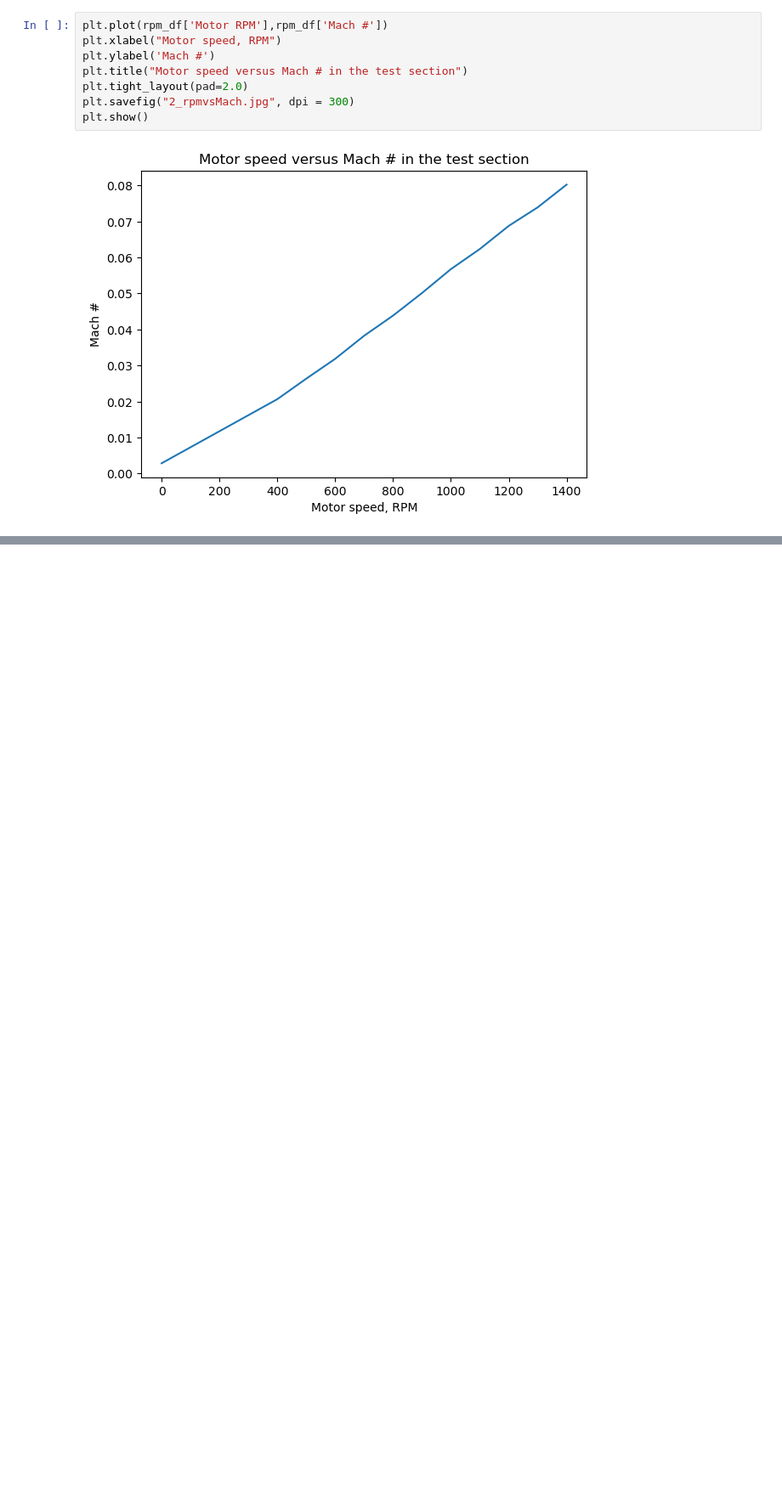
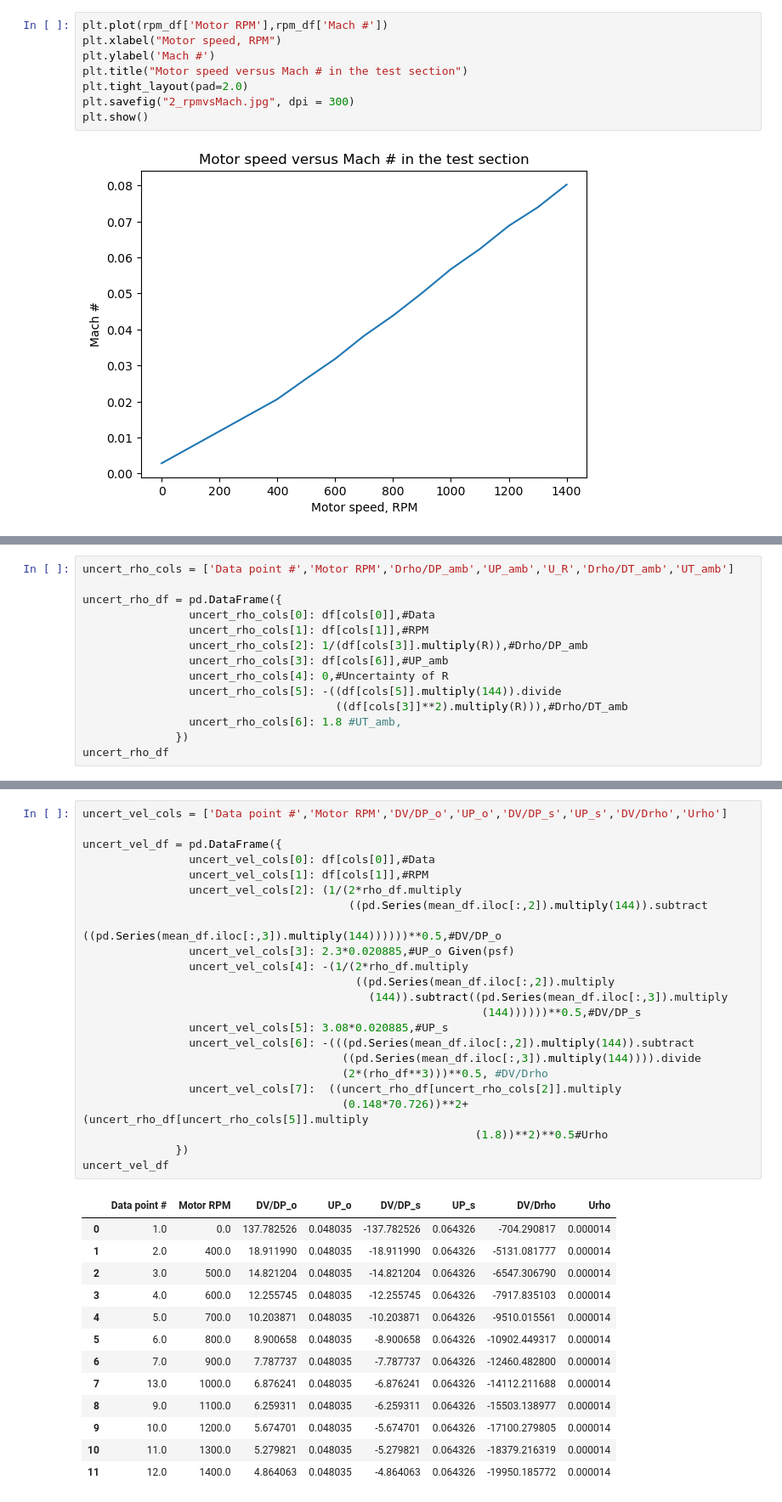
Before and after one commit to insfyre/ae460-fa24-abx, a Jupyter notebook: lab1/lab1.ipynb, the cells around one changed output, grey strips where cells are left out. Shown: that part at 85% size. Cells and saved outputs as stored; diff of their text form; blank space fills up the shorter version.

```diff
--- a/lab1/lab1.ipynb
+++ b/lab1/lab1.ipynb
@@ -252,0 +446,14 @@ omega_df
+# %%
+uncert_rho_cols = ['Data point #','Motor RPM','Drho/DP_amb','UP_amb','U_R','Drho/DT_amb','UT_amb']
+
+uncert_rho_df = pd.DataFrame({
+                uncert_rho_cols[0]: df[cols[0]],#Data
+                uncert_rho_cols[1]: df[cols[1]],#RPM
+                uncert_rho_cols[2]: 1/(df[cols[3]].multiply(R)),#Drho/DP_amb
+                uncert_rho_cols[3]: df[cols[6]],#UP_amb
+                uncert_rho_cols[4]: 0,#Uncertainty of R
+                uncert_rho_cols[5]: -((df[cols[5]].multiply(144)).divide
+                                      ((df[cols[3]]**2).multiply(R))),#Drho/DT_amb
+                uncert_rho_cols[6]: 1.8 #UT_amb,
+              })
+uncert_rho_df
@@ -252,0 +474,37 @@ omega_df
+# %%
+uncert_vel_cols = ['Data point #','Motor RPM','DV/DP_o','UP_o','DV/DP_s','UP_s','DV/Drho','Urho']
+
+uncert_vel_df = pd.DataFrame({
+                uncert_vel_cols[0]: df[cols[0]],#Data
+                uncert_vel_cols[1]: df[cols[1]],#RPM
+                uncert_vel_cols[2]: (1/(2*rho_df.multiply
+                                        ((pd.Series(mean_df.iloc[:,2]).multiply(144)).subtract
+                                         ((pd.Series(mean_df.iloc[:,3]).multiply(144))))))**0.5,#DV/DP_o
+                uncert_vel_cols[3]: 2.3*0.020885,#UP_o Given(psf)
+                uncert_vel_cols[4]: -(1/(2*rho_df.multiply
+                                         ((pd.Series(mean_df.iloc[:,2]).multiply
+                                           (144)).subtract((pd.Series(mean_df.iloc[:,3]).multiply
+                                                            (144))))))**0.5,#DV/DP_s
+                uncert_vel_cols[5]: 3.08*0.020885,#UP_s
+                uncert_vel_cols[6]: -(((pd.Series(mean_df.iloc[:,2]).multiply(144)).subtract
+                                       ((pd.Series(mean_df.iloc[:,3]).multiply(144)))).divide
+                                       (2*(rho_df**3)))**0.5, #DV/Drho
+                uncert_vel_cols[7]:  ((uncert_rho_df[uncert_rho_cols[2]].multiply
+                                       (0.148*70.726))**2+(uncert_rho_df[uncert_rho_cols[5]].multiply
+                                                           (1.8))**2)**0.5#Urho
+              })
+uncert_vel_df
+# %% [output]
+|  | Data point # | Motor RPM | DV/DP_o | UP_o | DV/DP_s | UP_s | DV/Drho | Urho |
+| 0 | 1.0 | 0.0 | 137.782526 | 0.048035 | -137.782526 | 0.064326 | -704.290817 | 0.000014 |
+| 1 | 2.0 | 400.0 | 18.911990 | 0.048035 | -18.911990 | 0.064326 | -5131.081777 | 0.000014 |
+| 2 | 3.0 | 500.0 | 14.821204 | 0.048035 | -14.821204 | 0.064326 | -6547.306790 | 0.000014 |
+| 3 | 4.0 | 600.0 | 12.255745 | 0.048035 | -12.255745 | 0.064326 | -7917.835103 | 0.000014 |
+| 4 | 5.0 | 700.0 | 10.203871 | 0.048035 | -10.203871 | 0.064326 | -9510.015561 | 0.000014 |
+| 5 | 6.0 | 800.0 | 8.900658 | 0.048035 | -8.900658 | 0.064326 | -10902.449317 | 0.000014 |
+| 6 | 7.0 | 900.0 | 7.787737 | 0.048035 | -7.787737 | 0.064326 | -12460.482800 | 0.000014 |
+| 7 | 13.0 | 1000.0 | 6.876241 | 0.048035 | -6.876241 | 0.064326 | -14112.211688 | 0.000014 |
+| 8 | 9.0 | 1100.0 | 6.259311 | 0.048035 | -6.259311 | 0.064326 | -15503.138977 | 0.000014 |
+| 9 | 10.0 | 1200.0 | 5.674701 | 0.048035 | -5.674701 | 0.064326 | -17100.279805 | 0.000014 |
+| 10 | 11.0 | 1300.0 | 5.279821 | 0.048035 | -5.279821 | 0.064326 | -18379.216319 | 0.000014 |
+| 11 | 12.0 | 1400.0 | 4.864063 | 0.048035 | -4.864063 | 0.064326 | -19950.185772 | 0.000014 |
```
Also changed, not shown: parts of 17 cells of this notebook, 3 other files.
